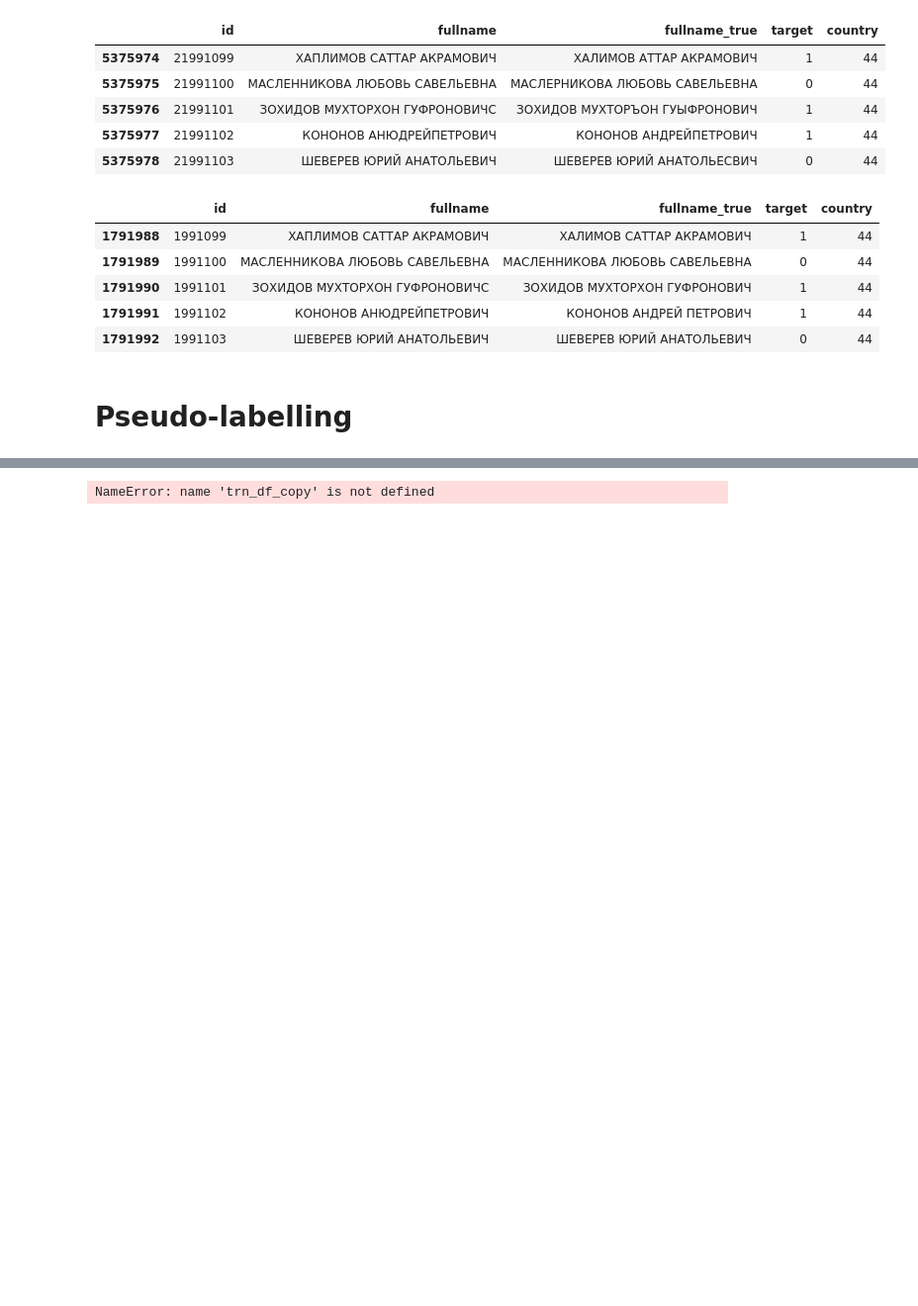
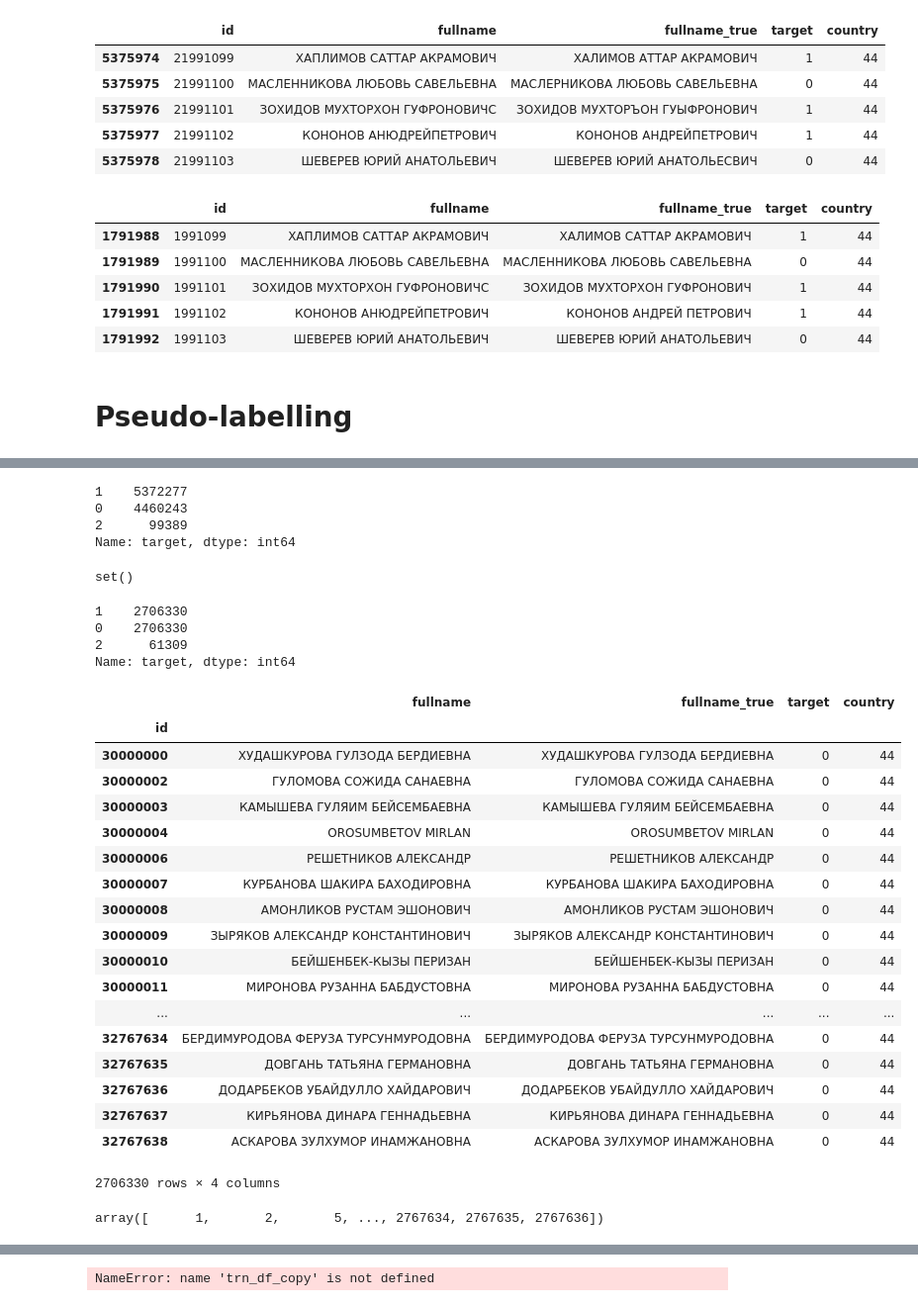
Before and after one commit to snakers4/cft-contest-2018, a Jupyter notebook: src/preprocessing_av.ipynb, the cells around one changed output, grey strips where cells are left out. Shown at 99% size. Cells and saved outputs as stored; diff of their text form; code cells hidden in the pictures; blank space fills up the shorter version.

```diff
--- a/src/preprocessing_av.ipynb
+++ b/src/preprocessing_av.ipynb
@@ -320,0 +472,7 @@ predict_df = predict_df[predict_df.target!=2]
+# %%
+new_dataset.target.value_counts()
+# %% [output]
+1    5372277
+0    4460243
+2      99389
+Name: target, dtype: int64
@@ -320,0 +481,39 @@ predict_df = predict_df[predict_df.target!=2]
+# %%
+set(new_pseudo_df.index.values).intersection(new_trn_df.index.values)
+# %% [output]
+set()
+# %%
+new_pseudo_df.target.value_counts()
+# %% [output]
+1    2706330
+0    2706330
+2      61309
+Name: target, dtype: int64
+# %%
+cols = ['fullname', 'fullname_true', 'target', 'country']
+best_ensemble_correct = best_ensemble_correct[cols]
+
+best_ensemble_correct.index = best_ensemble_correct.index+30000000
+best_ensemble_correct['target'] = 0
+# %%
+best_ensemble_correct
+# %% [output]
+|  | fullname | fullname_true | target | country |
+| id |  |  |  |  |
+| 30000000 | ХУДАШКУРОВА ГУЛЗОДА БЕРДИЕВНА | ХУДАШКУРОВА ГУЛЗОДА БЕРДИЕВНА | 0 | 44 |
+| 30000002 | ГУЛОМОВА СОЖИДА САНАЕВНА | ГУЛОМОВА СОЖИДА САНАЕВНА | 0 | 44 |
+| 30000003 | КАМЫШЕВА ГУЛЯИМ БЕЙСЕМБАЕВНА | КАМЫШЕВА ГУЛЯИМ БЕЙСЕМБАЕВНА | 0 | 44 |
+| 30000004 | OROSUMBETOV MIRLAN | OROSUMBETOV MIRLAN | 0 | 44 |
+| 30000006 | РЕШЕТНИКОВ АЛЕКСАНДР | РЕШЕТНИКОВ АЛЕКСАНДР | 0 | 44 |
+| 30000007 | КУРБАНОВА ШАКИРА БАХОДИРОВНА | КУРБАНОВА ШАКИРА БАХОДИРОВНА | 0 | 44 |
+| 30000008 | АМОНЛИКОВ РУСТАМ ЭШОНОВИЧ | АМОНЛИКОВ РУСТАМ ЭШОНОВИЧ | 0 | 44 |
+| 30000009 | ЗЫРЯКОВ АЛЕКСАНДР КОНСТАНТИНОВИЧ | ЗЫРЯКОВ АЛЕКСАНДР КОНСТАНТИНОВИЧ | 0 | 44 |
+| 30000010 | БЕЙШЕНБЕК-КЫЗЫ ПЕРИЗАН | БЕЙШЕНБЕК-КЫЗЫ ПЕРИЗАН | 0 | 44 |
+| 30000011 | МИРОНОВА РУЗАННА БАБДУСТОВНА | МИРОНОВА РУЗАННА БАБДУСТОВНА | 0 | 44 |
+| ... | ... | ... | ... | ... |
+| 32767634 | БЕРДИМУРОДОВА ФЕРУЗА ТУРСУНМУРОДОВНА | БЕРДИМУРОДОВА ФЕРУЗА ТУРСУНМУРОДОВНА | 0 | 44 |
+| 32767635 | ДОВГАНЬ ТАТЬЯНА ГЕРМАНОВНА | ДОВГАНЬ ТАТЬЯНА ГЕРМАНОВНА | 0 | 44 |
+| 32767636 | ДОДАРБЕКОВ УБАЙДУЛЛО ХАЙДАРОВИЧ | ДОДАРБЕКОВ УБАЙДУЛЛО ХАЙДАРОВИЧ | 0 | 44 |
+| 32767637 | КИРЬЯНОВА ДИНАРА ГЕННАДЬЕВНА | КИРЬЯНОВА ДИНАРА ГЕННАДЬЕВНА | 0 | 44 |
+| 32767638 | АСКАРОВА ЗУЛХУМОР ИНАМЖАНОВНА | АСКАРОВА ЗУЛХУМОР ИНАМЖАНОВНА | 0 | 44 |
+2706330 rows × 4 columns
@@ -320,0 +532,4 @@ predict_df = predict_df[predict_df.target!=2]
+# %%
+blank_ids
+# %% [output]
+array([      1,       2,       5, ..., 2767634, 2767635, 2767636])
```
Also changed, not shown: parts of 11 cells of this notebook, 3 other files.
